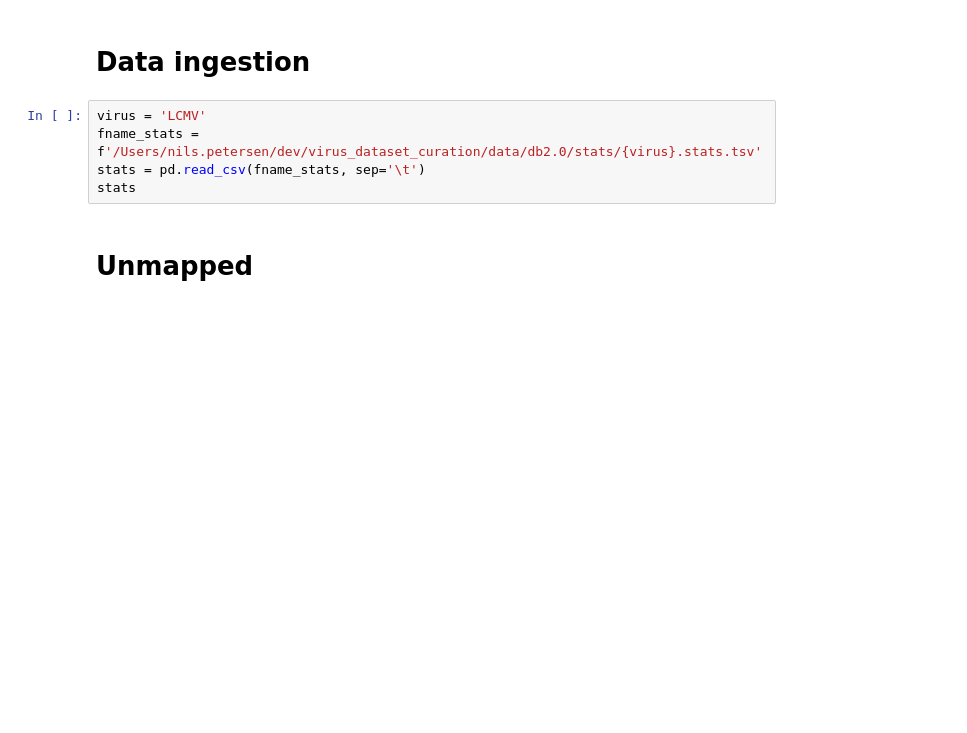
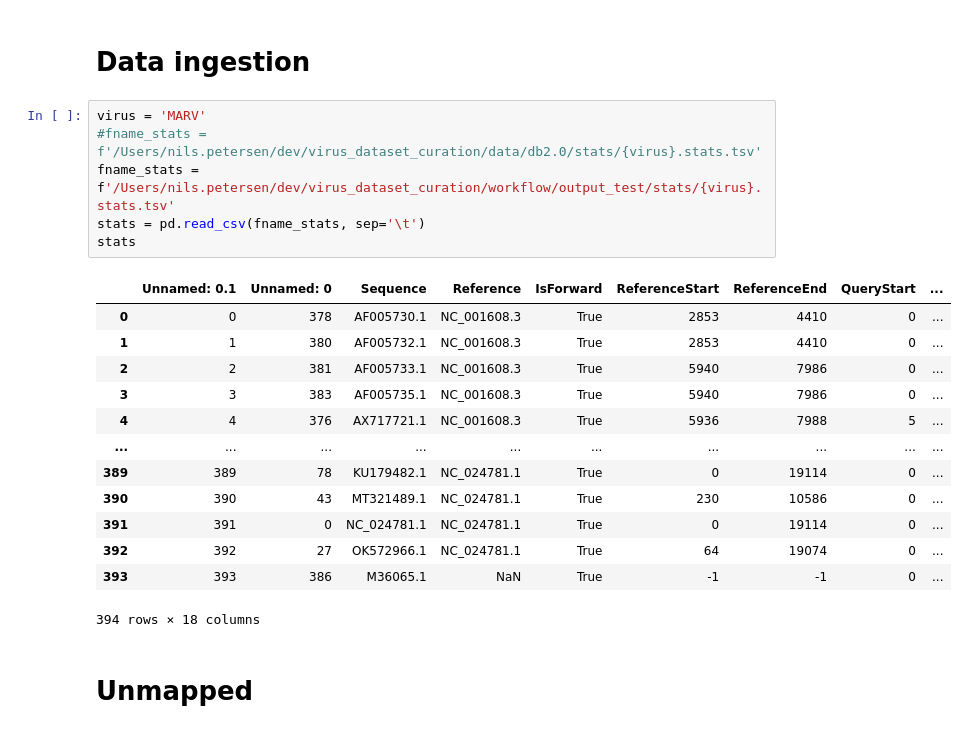
Before and after one commit to OPR-group-BNITM/vimop_database_update, a Jupyter notebook: workflow/utils/evaluate.ipynb, the cells around one changed output. Saved outputs shown, nothing was run; the diff lists cells and outputs as text; blank space fills up the shorter version.

```diff
--- a/workflow/utils/evaluate.ipynb
+++ b/workflow/utils/evaluate.ipynb
@@ -27,10 +27,25 @@ def histograms(stats):
 # %% [markdown]
 # Data ingestion
 # %%
-virus = 'LCMV'
-fname_stats = f'/Users/nils.petersen/dev/virus_dataset_curation/data/db2.0/stats/{virus}.stats.tsv'
+virus = 'MARV'
+#fname_stats = f'/Users/nils.petersen/dev/virus_dataset_curation/data/db2.0/stats/{virus}.stats.tsv'
+fname_stats = f'/Users/nils.petersen/dev/virus_dataset_curation/workflow/output_test/stats/{virus}.stats.tsv'
 stats = pd.read_csv(fname_stats, sep='\t')
 stats
+# %% [output]
+|  | Unnamed: 0.1 | Unnamed: 0 | Sequence | Reference | IsForward | ReferenceStart | ReferenceEnd | QueryStart | ... |
+| 0 | 0 | 378 | AF005730.1 | NC_001608.3 | True | 2853 | 4410 | 0 | ... |
+| 1 | 1 | 380 | AF005732.1 | NC_001608.3 | True | 2853 | 4410 | 0 | ... |
+| 2 | 2 | 381 | AF005733.1 | NC_001608.3 | True | 5940 | 7986 | 0 | ... |
+| 3 | 3 | 383 | AF005735.1 | NC_001608.3 | True | 5940 | 7986 | 0 | ... |
+| 4 | 4 | 376 | AX717721.1 | NC_001608.3 | True | 5936 | 7988 | 5 | ... |
+| ... | ... | ... | ... | ... | ... | ... | ... | ... | ... |
+| 389 | 389 | 78 | KU179482.1 | NC_024781.1 | True | 0 | 19114 | 0 | ... |
+| 390 | 390 | 43 | MT321489.1 | NC_024781.1 | True | 230 | 10586 | 0 | ... |
+| 391 | 391 | 0 | NC_024781.1 | NC_024781.1 | True | 0 | 19114 | 0 | ... |
+| 392 | 392 | 27 | OK572966.1 | NC_024781.1 | True | 64 | 19074 | 0 | ... |
+| 393 | 393 | 386 | M36065.1 | NaN | True | -1 | -1 | 0 | ... |
+394 rows × 18 columns
 # %% [markdown]
 # Unmapped
 # %%
```
Also changed, not shown: parts of 7 cells of this notebook, 54 other files.
